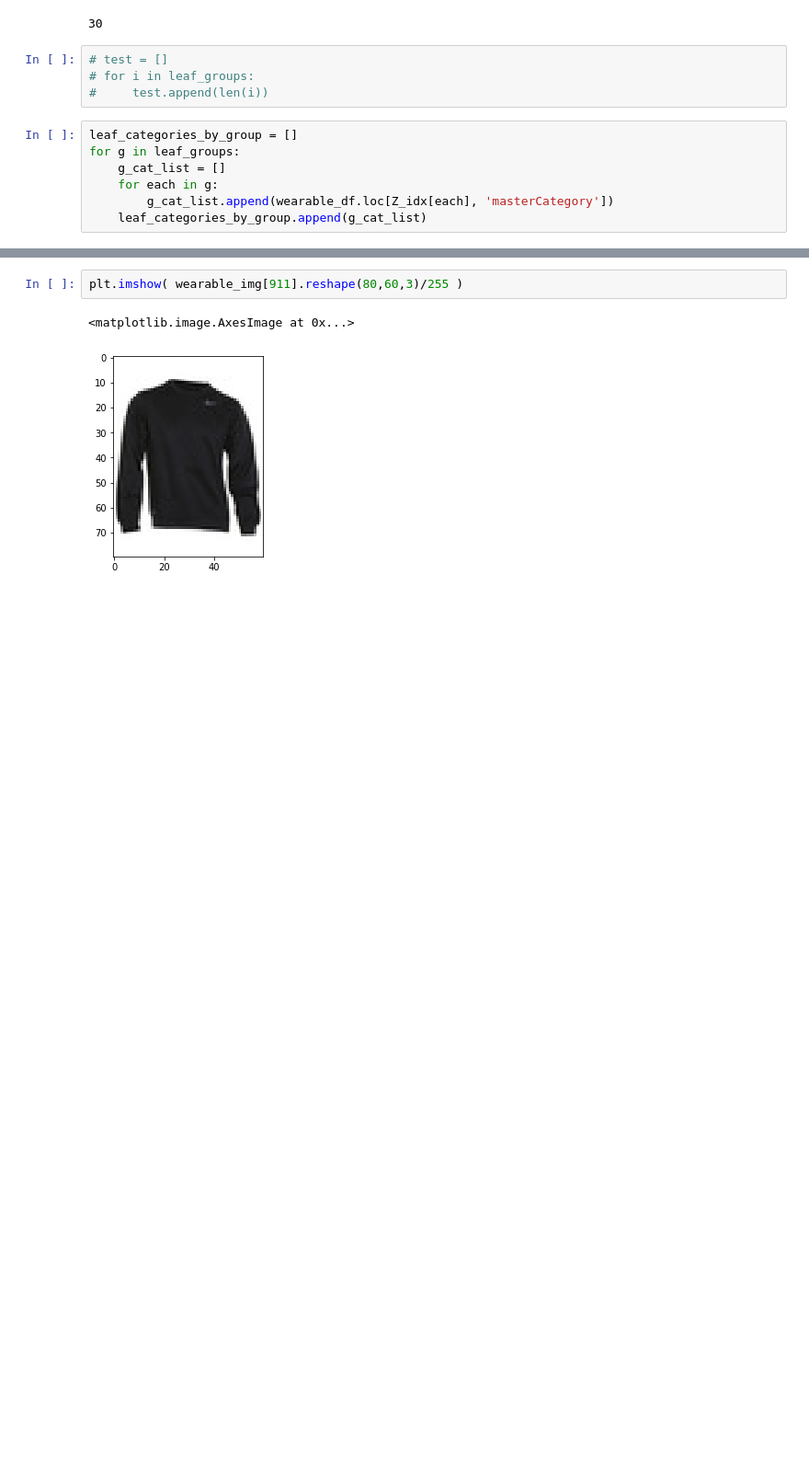
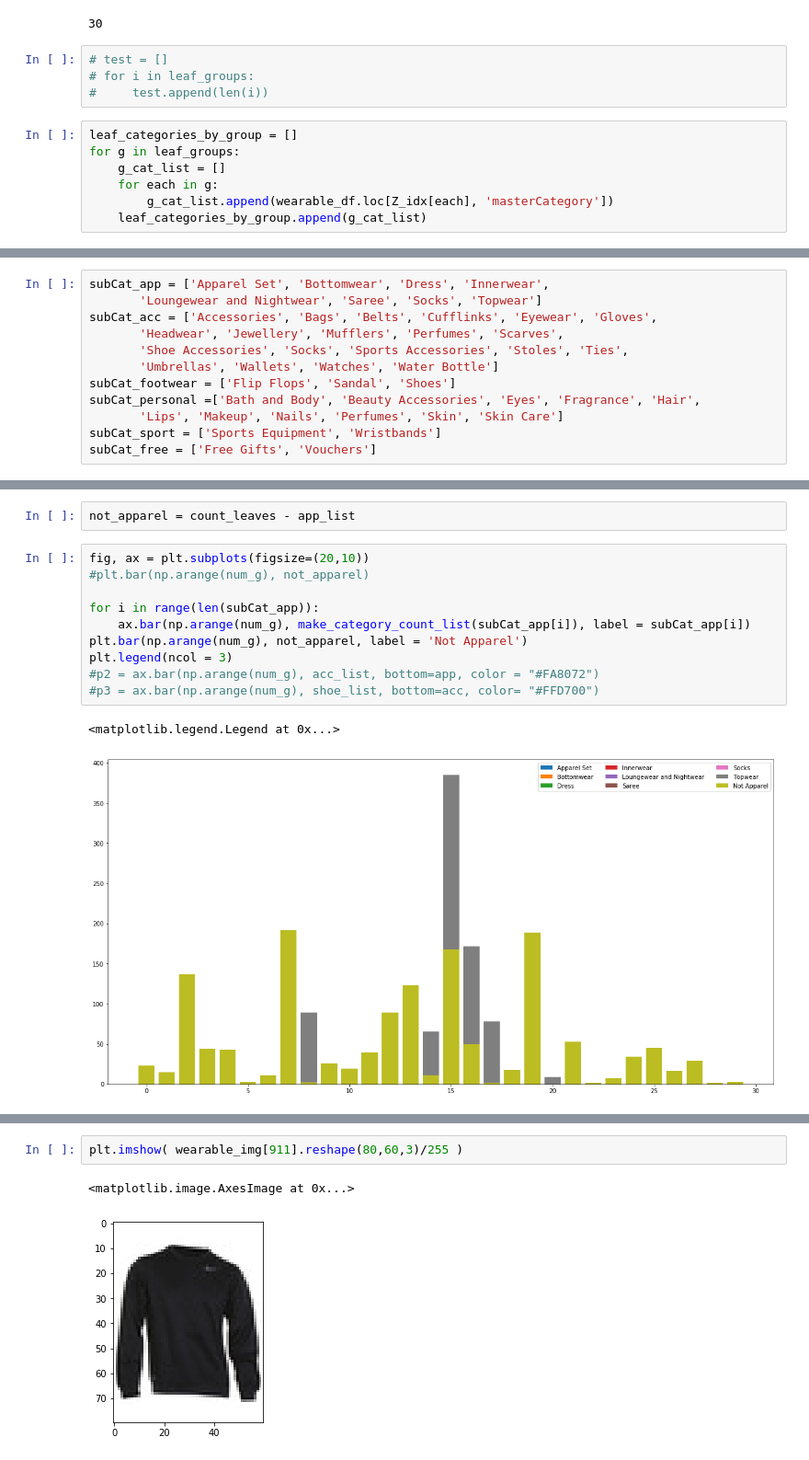
Before and after one commit to kellystroh/Clothing-Classification, a Jupyter notebook: Dendrogram.ipynb, the cells around one changed output, grey strips where cells are left out. Shown at 92% size. Drawn from its saved outputs; the diff is of its cells as text; blank space fills up the shorter version.

```diff
--- a/Dendrogram.ipynb
+++ b/Dendrogram.ipynb
@@ -330,0 +370,12 @@ for g in leaf_groups:
+# %%
+subCat_app = ['Apparel Set', 'Bottomwear', 'Dress', 'Innerwear',
+       'Loungewear and Nightwear', 'Saree', 'Socks', 'Topwear']
+subCat_acc = ['Accessories', 'Bags', 'Belts', 'Cufflinks', 'Eyewear', 'Gloves',
+       'Headwear', 'Jewellery', 'Mufflers', 'Perfumes', 'Scarves',
+       'Shoe Accessories', 'Socks', 'Sports Accessories', 'Stoles', 'Ties',
+       'Umbrellas', 'Wallets', 'Watches', 'Water Bottle']
+subCat_footwear = ['Flip Flops', 'Sandal', 'Shoes']
+subCat_personal =['Bath and Body', 'Beauty Accessories', 'Eyes', 'Fragrance', 'Hair',
+       'Lips', 'Makeup', 'Nails', 'Perfumes', 'Skin', 'Skin Care']
+subCat_sport = ['Sports Equipment', 'Wristbands']
+subCat_free = ['Free Gifts', 'Vouchers']
@@ -330,0 +408,15 @@ for g in leaf_groups:
+# %%
+not_apparel = count_leaves - app_list
+# %%
+fig, ax = plt.subplots(figsize=(20,10))
+#plt.bar(np.arange(num_g), not_apparel)
+
+for i in range(len(subCat_app)):
+    ax.bar(np.arange(num_g), make_category_count_list(subCat_app[i]), label = subCat_app[i])
+plt.bar(np.arange(num_g), not_apparel, label = 'Not Apparel')
+plt.legend(ncol = 3)
+#p2 = ax.bar(np.arange(num_g), acc_list, bottom=app, color = "#FA8072")
+#p3 = ax.bar(np.arange(num_g), shoe_list, bottom=acc, color= "#FFD700")
+# %% [output]
+<matplotlib.legend.Legend at 0x...>
+[figure, added]
```
Also changed, not shown: parts of 15 cells of this notebook, 1 other file.
